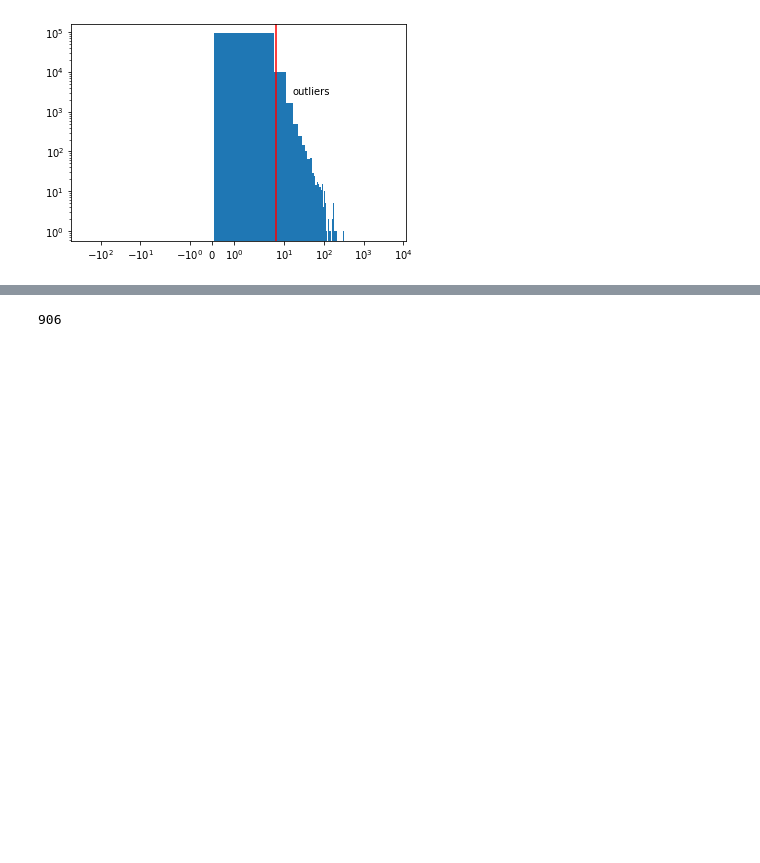
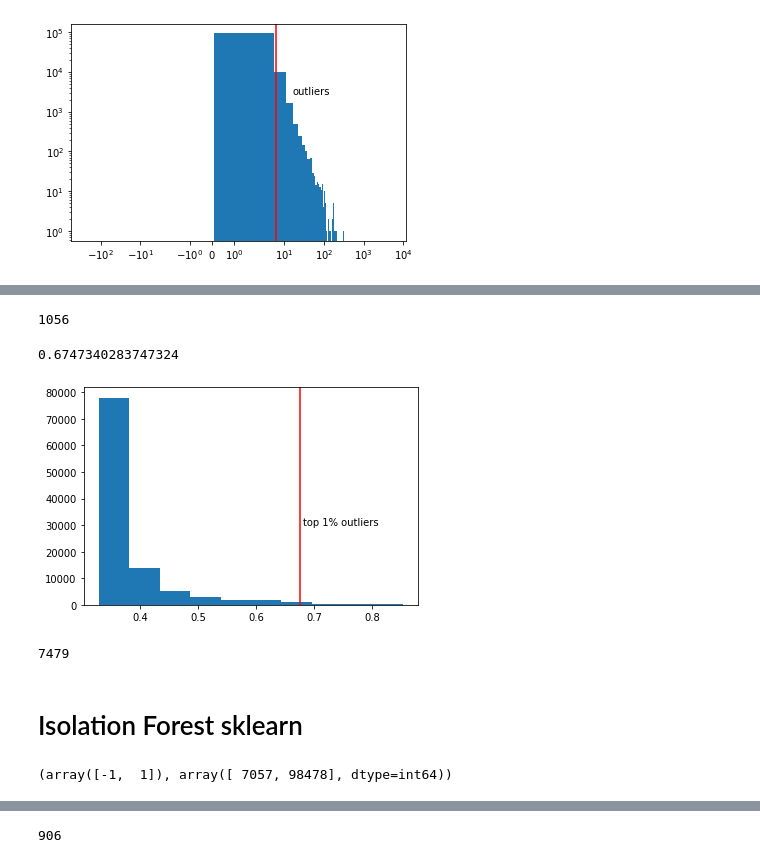
Before and after one commit to cri98li/Data-Mining-2-Project-ts-classification, a Jupyter notebook: outliers.ipynb, the cells around one changed output, grey strips where cells are left out. Drawn from its saved outputs; the diff is of its cells as text; code cells hidden in the pictures; blank space fills up the shorter version.

Commit message:
Isolation Forest + Extended Isolation Forest + Ripper

```diff
--- a/outliers.ipynb
+++ b/outliers.ipynb
@@ -201,0 +216,32 @@ outliers_knn = np.where(outliers==1)
+# %%
+# Score the training data itself to see the distribution of the anomaly scores each point receives.
+#S0 = F0.compute_paths(X_in=X)
+S1 = F1.compute_paths(X_in=X)
+# %%
+#ss0=np.argsort(S0)
+ss1=np.argsort(S1)
+# %%
+anomalies_ratio = 0.01
+# %%
+indices_top1_perc = ss1[-int(np.ceil(anomalies_ratio * X.shape[0])):]
+# %%
+len(indices_with_preds)
+# %% [output]
+1056
+# %%
+np.min(S1[indices_top1_perc])
+# %% [output]
+0.6747340283747324
+# %%
+plt.hist(S1)
+plt.axvline(np.min(S1[indices_top1_perc]), c='r')
+plt.text(np.min(S1[indices_top1_perc]) +0.005,  30000, 'top 1% outliers')
+plt.savefig("extendedisolationforest.pdf", bbox_inches="tight")
+# %% [output]
+[figure, added]
+# %%
+len(np.where(S1 >= np.min(clf.score_samples(X[outliers])*-1))[0])
+# %% [output]
+7479
+# %% [markdown]
+# Isolation Forest sklearn
@@ -201,0 +260,5 @@ outliers_knn = np.where(outliers==1)
+# %%
+unique, counts = np.unique(outliers_label, return_counts=True)
+unique, counts
+# %% [output]
+(array([-1,  1]), array([ 7057, 98478], dtype=int64))
```
Also changed, not shown: parts of 20 cells of this notebook, 2 other files.
